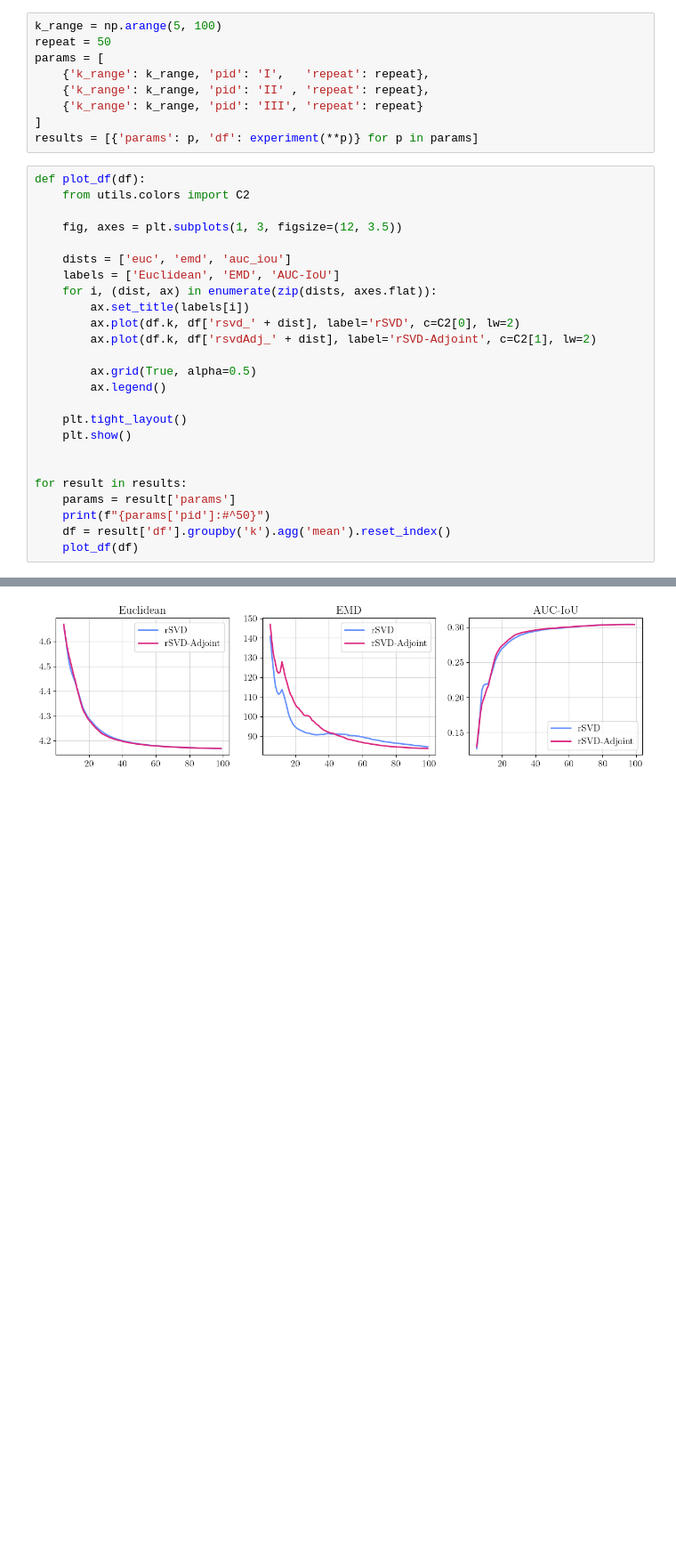
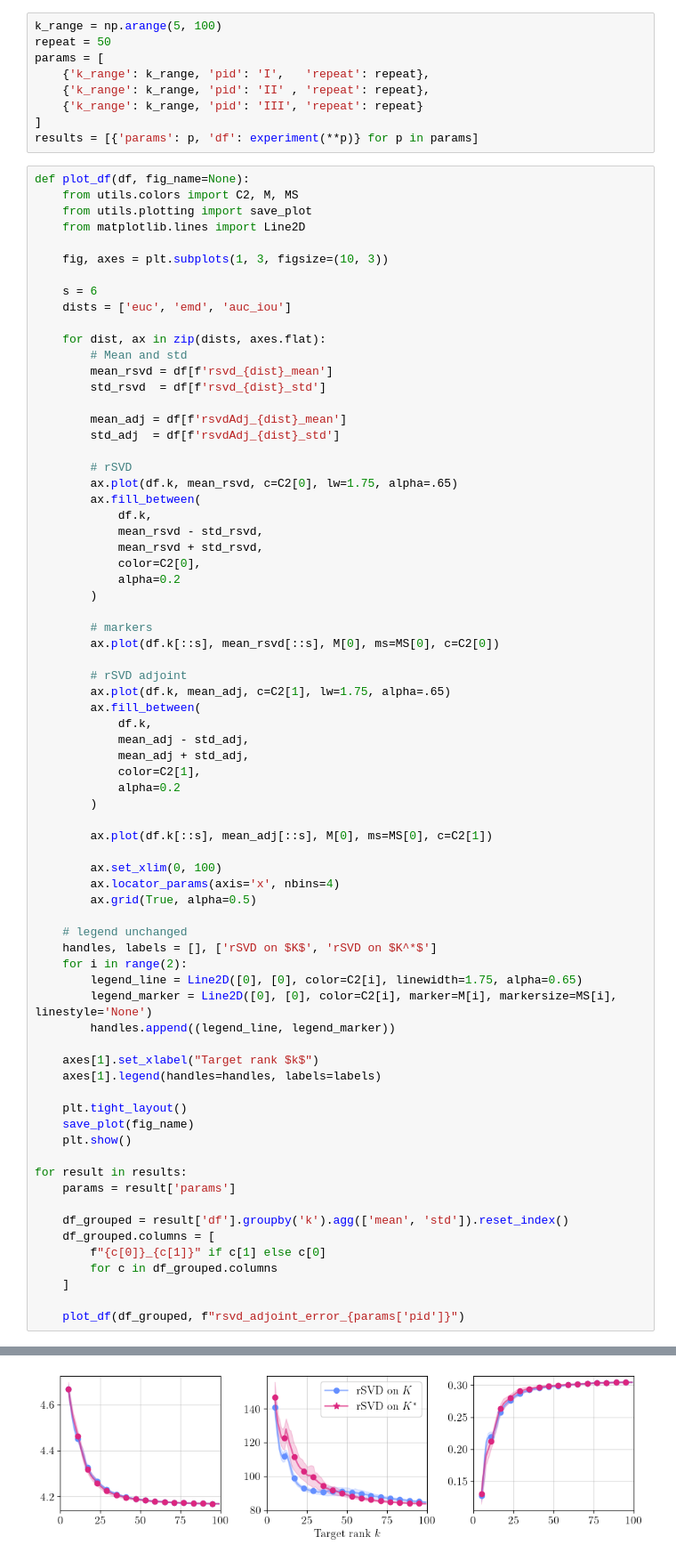
Before and after one commit to EliasSev/masters-thesis, a Jupyter notebook: notebooks/matrix_free_rsvd_new/03_rsvdAjoint_error.ipynb, the cells around one changed output, grey strips where cells are left out. Shown at 89% size. Drawn from its saved outputs; the diff is of its cells as text; blank space fills up the shorter version.

Commit message:
Notebooks: notebook with new/updated results/figures

```diff
--- a/notebooks/matrix_free_rsvd_new/03_rsvdAjoint_error.ipynb
+++ b/notebooks/matrix_free_rsvd_new/03_rsvdAjoint_error.ipynb
@@ -68,28 +70,75 @@ params = [
 ]
 results = [{'params': p, 'df': experiment(**p)} for p in params]
 # %%
-def plot_df(df):
-    from utils.colors import C2
+def plot_df(df, fig_name=None):
+    from utils.colors import C2, M, MS
+    from utils.plotting import save_plot
+    from matplotlib.lines import Line2D
 
-    fig, axes = plt.subplots(1, 3, figsize=(12, 3.5))
+    fig, axes = plt.subplots(1, 3, figsize=(10, 3))
 
+    s = 6
     dists = ['euc', 'emd', 'auc_iou']
-    labels = ['Euclidean', 'EMD', 'AUC-IoU']
-    for i, (dist, ax) in enumerate(zip(dists, axes.flat)):
-        ax.set_title(labels[i])
-        ax.plot(df.k, df['rsvd_' + dist], label='rSVD', c=C2[0], lw=2)
-        ax.plot(df.k, df['rsvdAdj_' + dist], label='rSVD-Adjoint', c=C2[1], lw=2)
 
+    for dist, ax in zip(dists, axes.flat):
+        # Mean and std
+        mean_rsvd = df[f'rsvd_{dist}_mean']
+        std_rsvd  = df[f'rsvd_{dist}_std']
+
+        mean_adj = df[f'rsvdAdj_{dist}_mean']
+        std_adj  = df[f'rsvdAdj_{dist}_std']
+
+        # rSVD
+        ax.plot(df.k, mean_rsvd, c=C2[0], lw=1.75, alpha=.65)
+        ax.fill_between(
+            df.k,
+            mean_rsvd - std_rsvd,
+            mean_rsvd + std_rsvd,
+            color=C2[0],
+            alpha=0.2
+        )
+
+        # markers
+        ax.plot(df.k[::s], mean_rsvd[::s], M[0], ms=MS[0], c=C2[0])
+
+        # rSVD adjoint
+        ax.plot(df.k, mean_adj, c=C2[1], lw=1.75, alpha=.65)
+        ax.fill_between(
+            df.k,
+            mean_adj - std_adj,
+            mean_adj + std_adj,
+            color=C2[1],
+            alpha=0.2
+        )
+
+        ax.plot(df.k[::s], mean_adj[::s], M[0], ms=MS[0], c=C2[1])
+
+        ax.set_xlim(0, 100)
+        ax.locator_params(axis='x', nbins=4)
         ax.grid(True, alpha=0.5)
-        ax.legend()
+
+    # legend unchanged
+    handles, labels = [], ['rSVD on $K$', 'rSVD on $K^*$']
+    for i in range(2):
+        legend_line = Line2D([0], [0], color=C2[i], linewidth=1.75, alpha=0.65)
+        legend_marker = Line2D([0], [0], color=C2[i], marker=M[i], markersize=MS[i], linestyle='None')
+        handles.append((legend_line, legend_marker))
+
+    axes[1].set_xlabel("Target rank $k$")
+    axes[1].legend(handles=handles, labels=labels)
 
     plt.tight_layout()
+    save_plot(fig_name)
     plt.show()
-
 
 for result in results:
     params = result['params']
-    print(f"{params['pid']:#^50}")
-    df = result['df'].groupby('k').agg('mean').reset_index()
-    plot_df(df)
+
+    df_grouped = result['df'].groupby('k').agg(['mean', 'std']).reset_index()
+    df_grouped.columns = [
+        f"{c[0]}_{c[1]}" if c[1] else c[0]
+        for c in df_grouped.columns
+    ]
+
+    plot_df(df_grouped, f"rsvd_adjoint_error_{params['pid']}")
 # %% [output]
@@ -97 +146 @@ for result in results:
-[figure, old version]
+[figure, new version]
```
Also changed, not shown: parts of 11 cells of this notebook, 8 other files.
